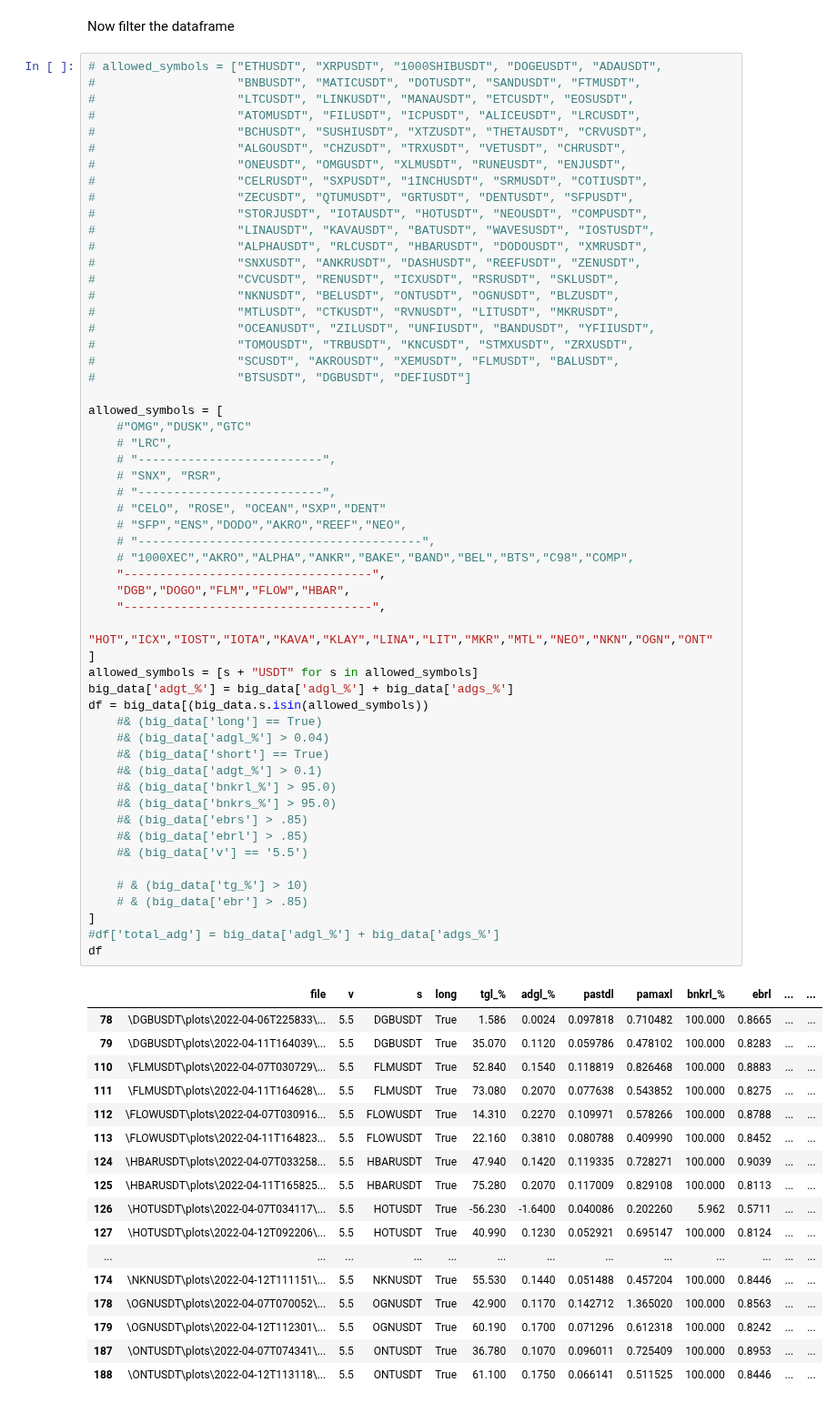
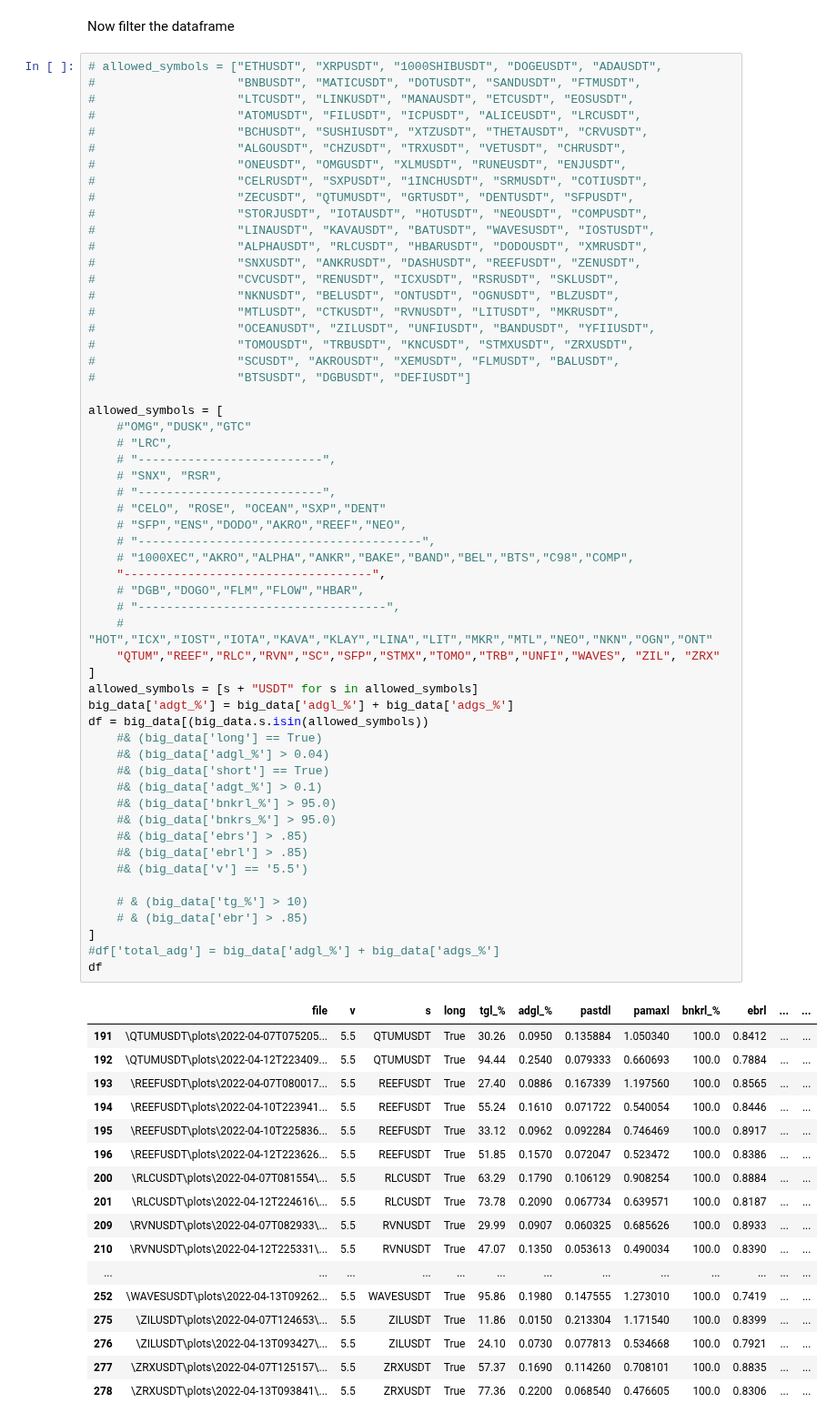
Before and after one commit to shroukkhan/passivbot, a Jupyter notebook: analyze_result.ipynb, the cells around one changed output. Shown at 91% size. Drawn from its saved outputs; the diff is of its cells as text.

```diff
--- a/analyze_result.ipynb
+++ b/analyze_result.ipynb
@@ -184,49 +184,50 @@ allowed_symbols = [
     # "LRC",
     # "--------------------------",
     # "SNX", "RSR",
     # "--------------------------",
     # "CELO", "ROSE", "OCEAN","SXP","DENT"
     # "SFP","ENS","DODO","AKRO","REEF","NEO",
     # "----------------------------------------",
     # "1000XEC","AKRO","ALPHA","ANKR","BAKE","BAND","BEL","BTS","C98","COMP",
     "-----------------------------------",
-    "DGB","DOGO","FLM","FLOW","HBAR",
-    "-----------------------------------",
-    "HOT","ICX","IOST","IOTA","KAVA","KLAY","LINA","LIT","MKR","MTL","NEO","NKN","OGN","ONT"
+    # "DGB","DOGO","FLM","FLOW","HBAR",
+    # "-----------------------------------",
+    # "HOT","ICX","IOST","IOTA","KAVA","KLAY","LINA","LIT","MKR","MTL","NEO","NKN","OGN","ONT"
+    "QTUM","REEF","RLC","RVN","SC","SFP","STMX","TOMO","TRB","UNFI","WAVES", "ZIL", "ZRX"
 ]
 allowed_symbols = [s + "USDT" for s in allowed_symbols]
 big_data['adgt_%'] = big_data['adgl_%'] + big_data['adgs_%']
 df = big_data[(big_data.s.isin(allowed_symbols))
     #& (big_data['long'] == True)
     #& (big_data['adgl_%'] > 0.04)
     #& (big_data['short'] == True)
     #& (big_data['adgt_%'] > 0.1)
     #& (big_data['bnkrl_%'] > 95.0)
     #& (big_data['bnkrs_%'] > 95.0)
     #& (big_data['ebrs'] > .85)
     #& (big_data['ebrl'] > .85)
     #& (big_data['v'] == '5.5')
 
     # & (big_data['tg_%'] > 10)
     # & (big_data['ebr'] > .85)
 ]
 #df['total_adg'] = big_data['adgl_%'] + big_data['adgs_%']
 df
 # %% [output]
 |  | file | v | s | long | tgl_% | adgl_% | pastdl | pamaxl | bnkrl_% | ebrl | ... | ... |
-| 78 | \DGBUSDT\plots\2022-04-06T225833\... | 5.5 | DGBUSDT | True | 1.586 | 0.0024 | 0.097818 | 0.710482 | 100.000 | 0.8665 | ... | ... |
-| 79 | \DGBUSDT\plots\2022-04-11T164039\... | 5.5 | DGBUSDT | True | 35.070 | 0.1120 | 0.059786 | 0.478102 | 100.000 | 0.8283 | ... | ... |
-| 110 | \FLMUSDT\plots\2022-04-07T030729\... | 5.5 | FLMUSDT | True | 52.840 | 0.1540 | 0.118819 | 0.826468 | 100.000 | 0.8883 | ... | ... |
-| 111 | \FLMUSDT\plots\2022-04-11T164628\... | 5.5 | FLMUSDT | True | 73.080 | 0.2070 | 0.077638 | 0.543852 | 100.000 | 0.8275 | ... | ... |
-| 112 | \FLOWUSDT\plots\2022-04-07T030916... | 5.5 | FLOWUSDT | True | 14.310 | 0.2270 | 0.109971 | 0.578266 | 100.000 | 0.8788 | ... | ... |
-| 113 | \FLOWUSDT\plots\2022-04-11T164823... | 5.5 | FLOWUSDT | True | 22.160 | 0.3810 | 0.080788 | 0.409990 | 100.000 | 0.8452 | ... | ... |
-| 124 | \HBARUSDT\plots\2022-04-07T033258... | 5.5 | HBARUSDT | True | 47.940 | 0.1420 | 0.119335 | 0.728271 | 100.000 | 0.9039 | ... | ... |
-| 125 | \HBARUSDT\plots\2022-04-11T165825... | 5.5 | HBARUSDT | True | 75.280 | 0.2070 | 0.117009 | 0.829108 | 100.000 | 0.8113 | ... | ... |
-| 126 | \HOTUSDT\plots\2022-04-07T034117\... | 5.5 | HOTUSDT | True | -56.230 | -1.6400 | 0.040086 | 0.202260 | 5.962 | 0.5711 | ... | ... |
-| 127 | \HOTUSDT\plots\2022-04-12T092206\... | 5.5 | HOTUSDT | True | 40.990 | 0.1230 | 0.052921 | 0.695147 | 100.000 | 0.8124 | ... | ... |
+| 191 | \QTUMUSDT\plots\2022-04-07T075205... | 5.5 | QTUMUSDT | True | 30.26 | 0.0950 | 0.135884 | 1.050340 | 100.0 | 0.8412 | ... | ... |
+| 192 | \QTUMUSDT\plots\2022-04-12T223409... | 5.5 | QTUMUSDT | True | 94.44 | 0.2540 | 0.079333 | 0.660693 | 100.0 | 0.7884 | ... | ... |
+| 193 | \REEFUSDT\plots\2022-04-07T080017... | 5.5 | REEFUSDT | True | 27.40 | 0.0886 | 0.167339 | 1.197560 | 100.0 | 0.8565 | ... | ... |
+| 194 | \REEFUSDT\plots\2022-04-10T223941... | 5.5 | REEFUSDT | True | 55.24 | 0.1610 | 0.071722 | 0.540054 | 100.0 | 0.8446 | ... | ... |
+| 195 | \REEFUSDT\plots\2022-04-10T225836... | 5.5 | REEFUSDT | True | 33.12 | 0.0962 | 0.092284 | 0.746469 | 100.0 | 0.8917 | ... | ... |
+| 196 | \REEFUSDT\plots\2022-04-12T223626... | 5.5 | REEFUSDT | True | 51.85 | 0.1570 | 0.072047 | 0.523472 | 100.0 | 0.8386 | ... | ... |
+| 200 | \RLCUSDT\plots\2022-04-07T081554\... | 5.5 | RLCUSDT | True | 63.29 | 0.1790 | 0.106129 | 0.908254 | 100.0 | 0.8884 | ... | ... |
+| 201 | \RLCUSDT\plots\2022-04-12T224616\... | 5.5 | RLCUSDT | True | 73.78 | 0.2090 | 0.067734 | 0.639571 | 100.0 | 0.8187 | ... | ... |
+| 209 | \RVNUSDT\plots\2022-04-07T082933\... | 5.5 | RVNUSDT | True | 29.99 | 0.0907 | 0.060325 | 0.685626 | 100.0 | 0.8933 | ... | ... |
+| 210 | \RVNUSDT\plots\2022-04-12T225331\... | 5.5 | RVNUSDT | True | 47.07 | 0.1350 | 0.053613 | 0.490034 | 100.0 | 0.8390 | ... | ... |
 | ... | ... | ... | ... | ... | ... | ... | ... | ... | ... | ... | ... | ... |
-| 174 | \NKNUSDT\plots\2022-04-12T111151\... | 5.5 | NKNUSDT | True | 55.530 | 0.1440 | 0.051488 | 0.457204 | 100.000 | 0.8446 | ... | ... |
-| 178 | \OGNUSDT\plots\2022-04-07T070052\... | 5.5 | OGNUSDT | True | 42.900 | 0.1170 | 0.142712 | 1.365020 | 100.000 | 0.8563 | ... | ... |
-| 179 | \OGNUSDT\plots\2022-04-12T112301\... | 5.5 | OGNUSDT | True | 60.190 | 0.1700 | 0.071296 | 0.612318 | 100.000 | 0.8242 | ... | ... |
-| 187 | \ONTUSDT\plots\2022-04-07T074341\... | 5.5 | ONTUSDT | True | 36.780 | 0.1070 | 0.096011 | 0.725409 | 100.000 | 0.8953 | ... | ... |
-| 188 | \ONTUSDT\plots\2022-04-12T113118\... | 5.5 | ONTUSDT | True | 61.100 | 0.1750 | 0.066141 | 0.511525 | 100.000 | 0.8446 | ... | ... |
+| 252 | \WAVESUSDT\plots\2022-04-13T09262... | 5.5 | WAVESUSDT | True | 95.86 | 0.1980 | 0.147555 | 1.273010 | 100.0 | 0.7419 | ... | ... |
+| 275 | \ZILUSDT\plots\2022-04-07T124653\... | 5.5 | ZILUSDT | True | 11.86 | 0.0150 | 0.213304 | 1.171540 | 100.0 | 0.8399 | ... | ... |
+| 276 | \ZILUSDT\plots\2022-04-13T093427\... | 5.5 | ZILUSDT | True | 24.10 | 0.0730 | 0.077813 | 0.534668 | 100.0 | 0.7921 | ... | ... |
+| 277 | \ZRXUSDT\plots\2022-04-07T125157\... | 5.5 | ZRXUSDT | True | 57.37 | 0.1690 | 0.114260 | 0.708101 | 100.0 | 0.8835 | ... | ... |
+| 278 | \ZRXUSDT\plots\2022-04-13T093841\... | 5.5 | ZRXUSDT | True | 77.36 | 0.2200 | 0.068540 | 0.476605 | 100.0 | 0.8306 | ... | ... |
```
Also changed, not shown: parts of 3 cells of this notebook, 16 other files.
